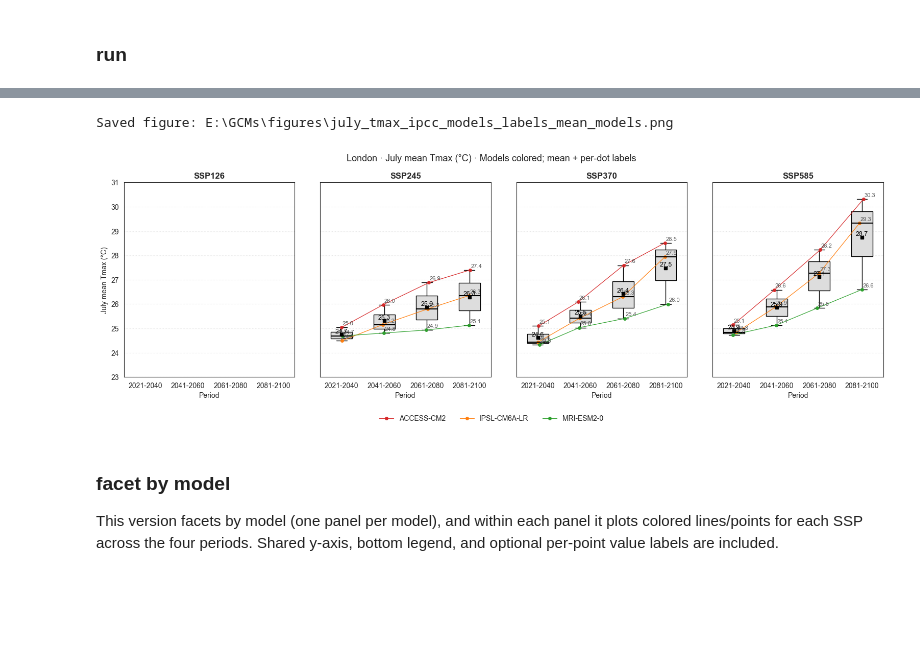
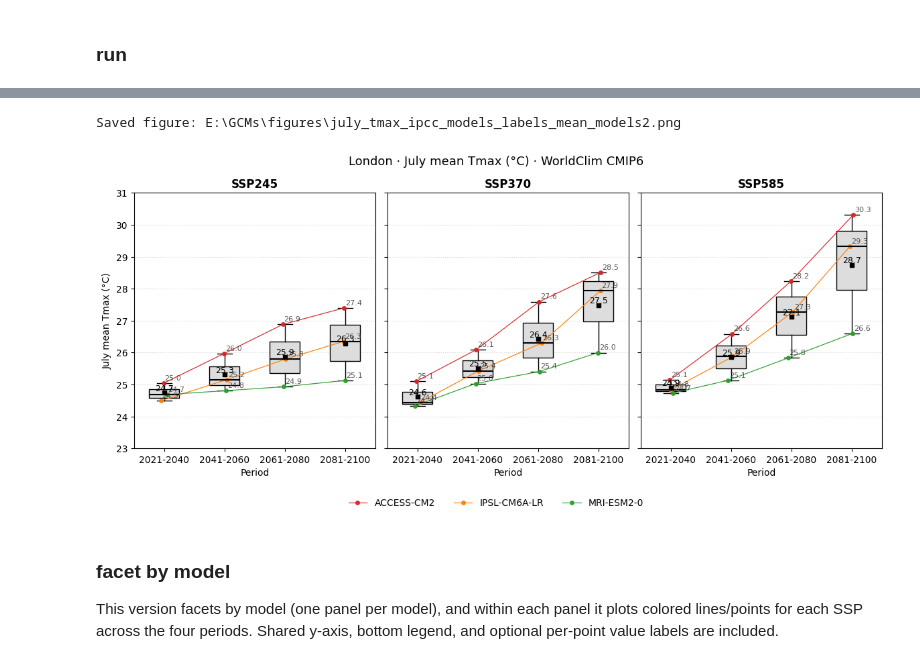
Before and after one commit to natcap/urban-cooling-health, a Jupyter notebook: code/gcm-data-clip-stats.ipynb, the cells around one changed output, grey strips where cells are left out. Drawn from its saved outputs; the diff is of its cells as text; code cells hidden in the pictures; blank space fills up the shorter version.

```diff
--- a/code/gcm-data-clip-stats.ipynb
+++ b/code/gcm-data-clip-stats.ipynb
@@ -729,8 +874,6 @@ def plot_july_across_models(
 # Suppose your clipped outputs are under dir_gcm / "clipped" recursively
 dir_clipped = dir_gcm / "clipped"
 
-# Gather your clipped multi-band tifs
-dir_clipped = dir_gcm / "clipped"
 # tifs = sorted([p for p in dir_clipped.rglob("*.tif")])
 ## use the earlier defined function to list tifs at top level
 tifs = list_tifs(dir_clipped)
@@ -998,0 +1418,22 @@ Saved: E:\GCMs\figures\july_all_models_sorted.png
+# %%
+raster = ssp370_files[0]  # pick one raster to analyze
+print("Analyzing raster:", raster)
+
+boroughs = admin_shapefile
+
+df_boro = aggregate_tmax_by_borough(
+    raster_path=raster,
+    boroughs_path=boroughs,
+    band=7,  # July
+    id_col="NAME",
+    out_csv=dir_clipped / "stats" / "london_tmax_july_by_borough.csv",
+)
+
+plot_borough_stats(
+    boroughs_path=boroughs,
+    stats_df=df_boro,
+    id_col="NAME",
+    value_col="mean",
+    title="London July Tmax (°C) · ACCESS-CM2 · SSP585 · 2041–2060",
+    save_png=dir_gcm / "figures" / "london_tmax_july_by_borough_mean.png",
+)
@@ -1534,8 +2162,11 @@ def plot_ipcc_style_july(
     axes[0].set_ylabel("July mean Tmax (°C)")
     fig.suptitle(title, fontsize=13)
 
+    ## subplot adjustments
+    # fig.tight_layout(pad=0.1)
+    plt.subplots_adjust(bottom=0.2, top=0.88, wspace=0.05) # wspace = gap between columns, hspace = gap between rows
+
     # legend at bottom
-    plt.subplots_adjust(bottom=0.2, top=0.88, wspace=0.15)
     fig.legend(
         legend_handles, legend_labels,
         loc="lower center", ncol=min(6, len(legend_labels)), frameon=False,
@@ -1545,39 +2176,40 @@ def plot_ipcc_style_july(
     if save_png:
         save_png = Path(save_png)
         save_png.parent.mkdir(parents=True, exist_ok=True)
-        fig.savefig(save_png, dpi=200, bbox_inches="tight")
+        fig.savefig(save_png, dpi=300, bbox_inches="tight")
         print("Saved figure:", save_png)
 
     plt.show()
 
 
 
 
 df_july = load_july_means_from_excel(
     xlsx_path=dir_gcm / "clipped" / "stats" / "worldclim_tmax_summary.xlsx",
     var="tmax", stats_col="mean"
 )
 
 plot_ipcc_style_july(
     df_july,
-    ssp_order=("ssp126","ssp245","ssp370","ssp585"),
+    # ssp_order=("ssp126","ssp245","ssp370","ssp585"),
+    ssp_order=("ssp245","ssp370","ssp585"),
     period_order=("2021-2040","2041-2060","2061-2080","2081-2100"),
-    title="London · July mean Tmax (°C) · Models colored; mean + per-dot labels",
-    save_png=dir_gcm / "figures" / "july_tmax_ipcc_models_labels_mean_models.png",
+    # title="London · July mean Tmax (°C) · Models colored; mean + per-dot labels",
+    save_png=dir_gcm / "figures" / "july_tmax_ipcc_models_labels_mean_models2.png",
     model_colors={
         "EC-Earth3-Veg": "#1f77b4",
         "IPSL-CM6A-LR":  "#ff7f0e",
         "MRI-ESM2-0":    "#2ca02c",
         "ACCESS-CM2":    "#d62728",
         "MIROC6":        "#9467bd",
     },
     model_label_fmt="{:.1f}",   # per-dot labels like 25.3
     model_label_dx=0.02,        # tweak if labels overlap
     model_label_dy=0.06
 )
 # %% [output]
-Saved figure: E:\GCMs\figures\july_tmax_ipcc_models_labels_mean_models.png
+Saved figure: E:\GCMs\figures\july_tmax_ipcc_models_labels_mean_models2.png
-[figure, old version]
+[figure, new version]
 # %% [markdown]
 ### facet by model
 
```
Also changed, not shown: parts of 46 cells of this notebook.
